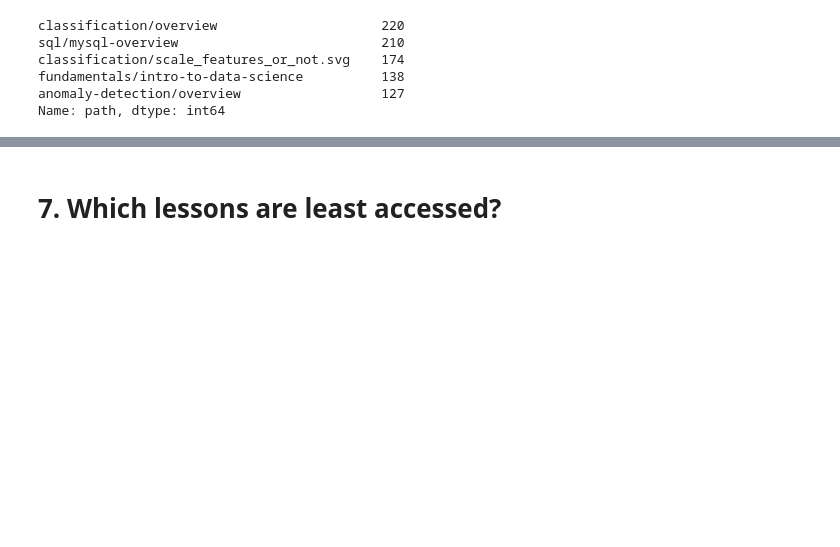
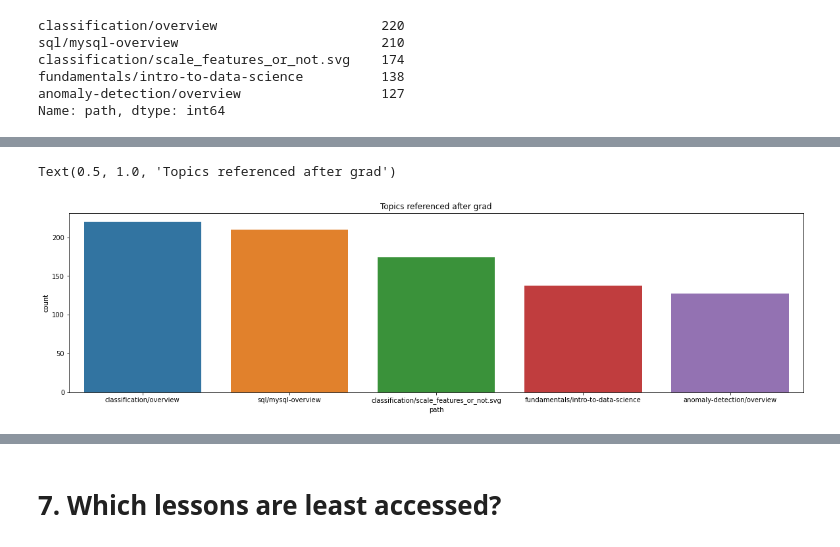
Before and after one commit to miller-cerna-laskowski-morris-eyring/anomaly-group-project, a Jupyter notebook: ray_eda.ipynb, the cells around one changed output, grey strips where cells are left out. Saved outputs shown, nothing was run; the diff lists cells and outputs as text; code cells hidden in the pictures; blank space fills up the shorter version.

```diff
--- a/ray_eda.ipynb
+++ b/ray_eda.ipynb
@@ -270,0 +278,7 @@ Name: path, dtype: int64
+# %%
+plt.figure(figsize=(20,5))
+sns.countplot(x=postgrad_access_ds.path,
+              order=postgrad_access_ds.path.value_counts().iloc[:5].index).set_title("Topics referenced after grad")
+# %% [output]
+Text(0.5, 1.0, 'Topics referenced after grad')
+[figure, added]
```
Also changed, not shown: parts of 10 cells of this notebook.
